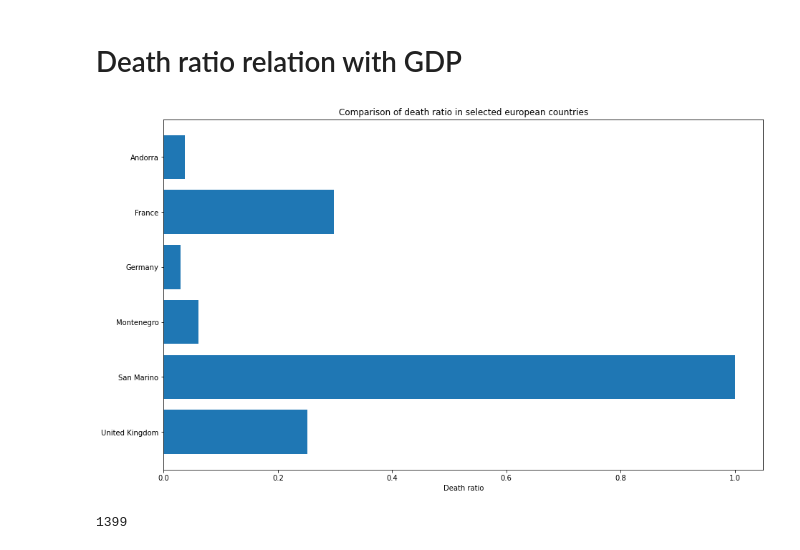
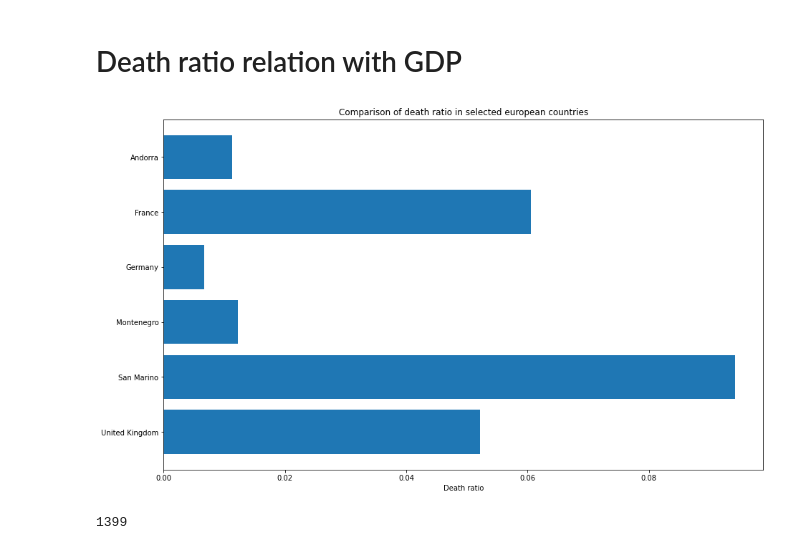
Before and after one commit to oracky/Corona-virus-Europe-analysis, a Jupyter notebook: Corona_virus_in_Europe.ipynb, the cells around one changed output. Drawn from its saved outputs; the diff is of its cells as text; code cells hidden in the pictures.

```diff
--- a/Corona_virus_in_Europe.ipynb
+++ b/Corona_virus_in_Europe.ipynb
@@ -255,28 +245,28 @@ df_all_d.tail(14).plot(y=['Andorra', 'France', 'Germany', 'Montenegro',
 # %%
 country_names_list = europe_countries_cases['Country/Region'].values.tolist()
 ratio_list = []
 
 for i, country in enumerate(df_list):
-   ratio_list.append(df_list_d[i]['Cases'].sum()/country['Cases'][-1])
+   ratio_list.append(df_list_d[i]['Cases'][-1]/country['Cases'][-1])
 
 
 fig, ax = plt.subplots(figsize=(15, 9))
 
 # Example data
 countries = country_names_list
 y_pos = np.arange(len(countries))
 death_ratio = ratio_list
 
 ax.barh(y_pos, death_ratio, align='center')
 ax.set_yticks(y_pos)
 ax.set_yticklabels(countries)
 ax.invert_yaxis()
 ax.set_xlabel('Death ratio')
 ax.set_title('Comparison of death ratio in selected european countries')
 
 plt.show()
 
 df_list[0]['Cases'].sum()
 # %% [output]
-[figure, old version]
+[figure, new version]
 1399
```
Also changed, not shown: parts of 1 cell of this notebook.
